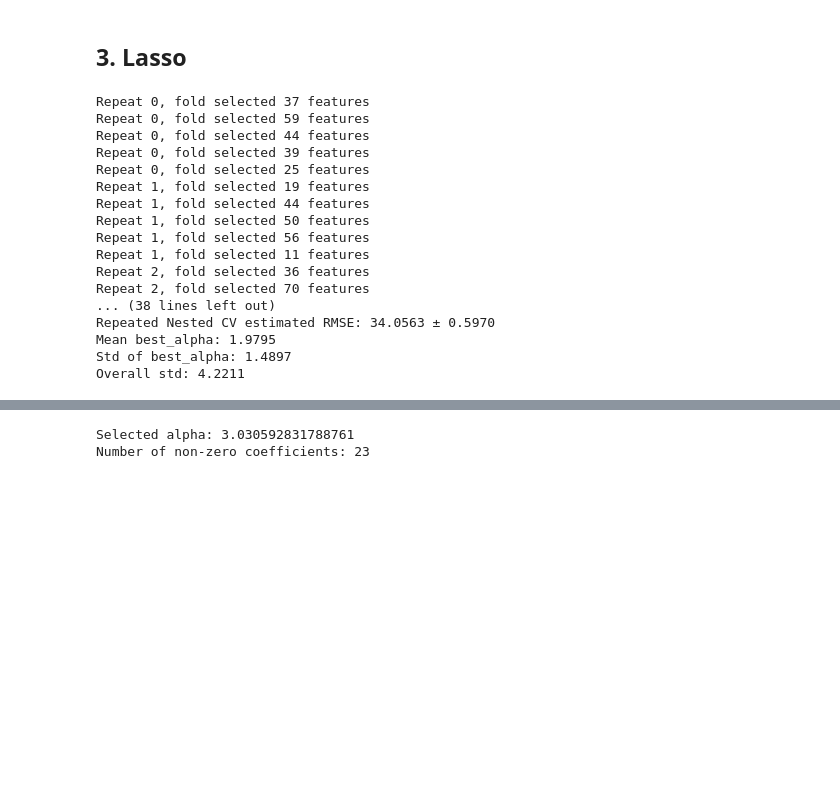
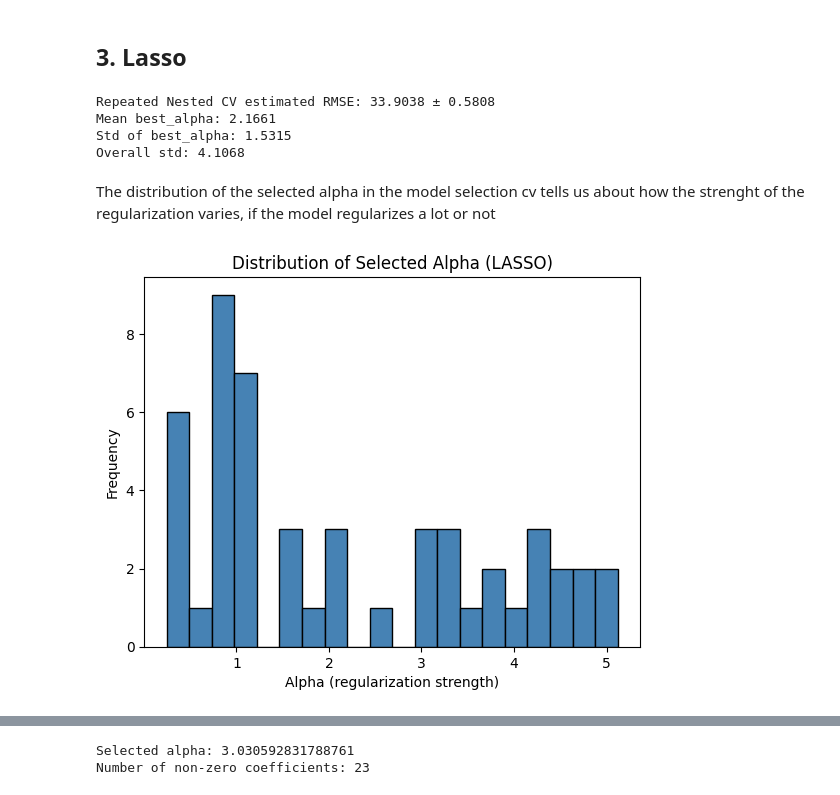
Before and after one commit to mariatmvendas/Case1_CompData, a Jupyter notebook: final.ipynb, the cells around one changed output, grey strips where cells are left out. Drawn from its saved outputs; the diff is of its cells as text; code cells hidden in the pictures; blank space fills up the shorter version.

```diff
--- a/final.ipynb
+++ b/final.ipynb
@@ -88,27 +88,33 @@ def centerData(data):
 X_np = X.values
 y_np = y_class.values
 
+# numerical columns to standardize
 num_cols = numerical_data.columns
-cat_cols = categorical_data.columns
 num_idx = [X.columns.get_loc(c) for c in num_cols]
-
-outer_folds = 5
-n_repeats = 10
-outer_cv = KFold(n_splits=outer_folds, shuffle=True, random_state=42)
 
 # for the repetitions of the outer cv
 repetitions_rmse = []
+
+# save hyperparameters from model selection
 best_alphas = []
+
 # residual analysis
 y_cv_true = []
 y_cv_pred = []
 
+# save selected features
+n_selected_list = []
+selection_counts = np.zeros(X.shape[1])
 
+outer_folds = 5
+n_repeats = 10
+
+# change composition of folds
 for repeat in range(n_repeats):
     outer_cv = KFold(n_splits=outer_folds, shuffle=True, random_state=42 + repeat)  # change seed each repeat
 
     # an error value per outer test fold (5 test folds)
-    rmse_per_fold = []
+    folds_rmse = []
 
     # outer cv for model evaluation
     for train_out_idx, test_out_idx in outer_cv.split(X_np):
@@ -129,25 +135,27 @@ for repeat in range(n_repeats):
         with warnings.catch_warnings():
             warnings.simplefilter("ignore", category=ConvergenceWarning)
             # automatic inner cv for model selection
-            lasso_model = LassoCV(cv=10, fit_intercept=False, max_iter=10000, n_jobs=-1)
+            lasso_model = LassoCV(cv=5, fit_intercept=False, max_iter=10000, n_jobs=-1)
             lasso_model.fit(X_out_train, y_out_train_centered)
 
         best_alpha = lasso_model.alpha_
         best_alphas.append(best_alpha)
+
+        # number of selected features
         coef_best = lasso_model.coef_
-
-        # Number of selected features
-        n_selected = np.sum(coef_best != 0)
-        print(f"Repeat {repeat}, fold selected {n_selected} features")
+        selected = (coef_best != 0)
+        n_selected_list.append(selected.sum())
+        selection_counts += selected
 
         # evaluation on outer test set
         y_out_pred = X_out_test @ coef_best
         fold_rmse = np.sqrt(np.mean((y_out_pred - y_out_test_centered)**2))
-        rmse_per_fold.append(fold_rmse)
+        folds_rmse.append(fold_rmse)
+
         y_cv_true.extend(y_out_test_centered)
         y_cv_pred.extend(y_out_pred)
 
-    repetitions_rmse.extend(rmse_per_fold)
+    repetitions_rmse.extend(folds_rmse)
 
 nested_cv_rmse = np.mean(repetitions_rmse)
 nested_cv_std = np.std(repetitions_rmse) / np.sqrt(len(repetitions_rmse))
@@ -159,20 +167,18 @@ print(f"Std of best_alpha: {np.std(best_alphas):.4f}")
 overall_std = np.std(repetitions_rmse)
 print(f"Overall std: {overall_std:.4f}")
 # %% [output]
-Repeat 0, fold selected 37 features
-Repeat 0, fold selected 59 features
-Repeat 0, fold selected 44 features
-Repeat 0, fold selected 39 features
-Repeat 0, fold selected 25 features
-Repeat 1, fold selected 19 features
-Repeat 1, fold selected 44 features
-Repeat 1, fold selected 50 features
-Repeat 1, fold selected 56 features
-Repeat 1, fold selected 11 features
-Repeat 2, fold selected 36 features
-Repeat 2, fold selected 70 features
-... (38 lines left out)
-Repeated Nested CV estimated RMSE: 34.0563 ± 0.5970
-Mean best_alpha: 1.9795
-Std of best_alpha: 1.4897
-Overall std: 4.2211
+Repeated Nested CV estimated RMSE: 33.9038 ± 0.5808
+Mean best_alpha: 2.1661
+Std of best_alpha: 1.5315
+Overall std: 4.1068
+# %% [markdown]
+The distribution of the selected alpha in the model selection cv tells us about how the strenght of the regularization varies, if the model regularizes a lot or not
+# %%
+plt.figure()
+plt.hist(best_alphas, bins=20, color='steelblue', edgecolor='black')
+plt.xlabel("Alpha (regularization strength)")
+plt.ylabel("Frequency")
+plt.title("Distribution of Selected Alpha (LASSO)")
+plt.show()
+# %% [output]
+[figure, added]
```
Also changed, not shown: parts of 8 cells of this notebook, 3 other files.
